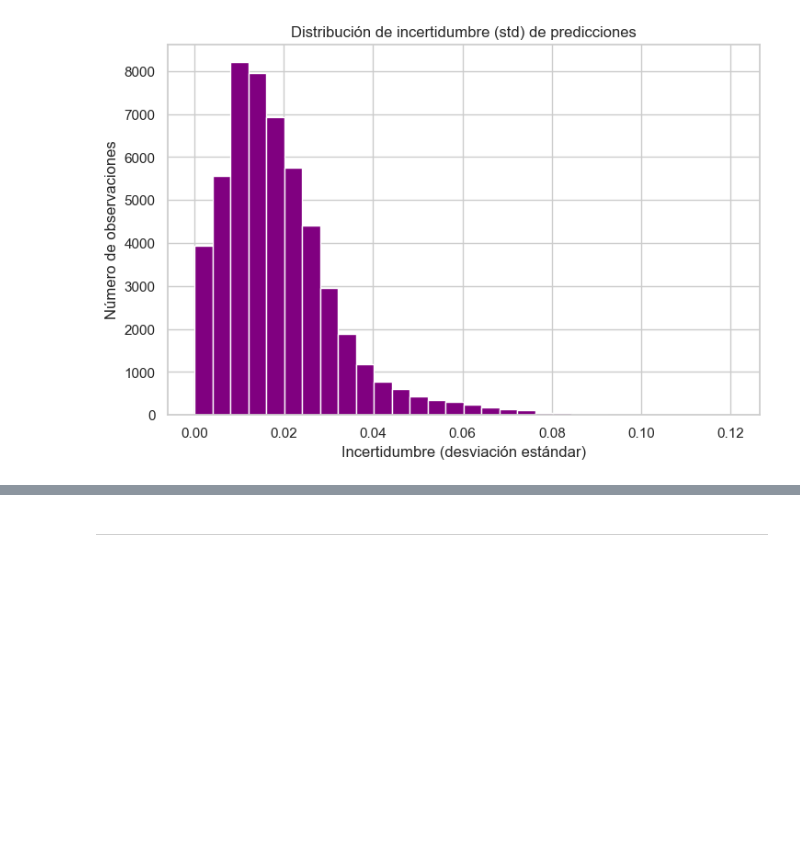
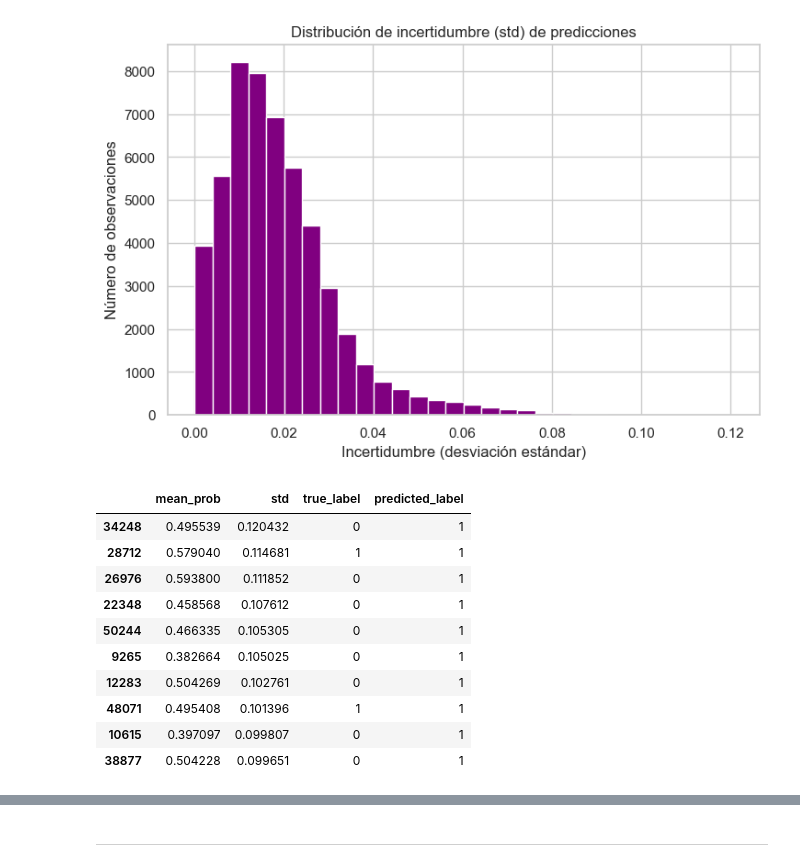
Before and after one commit to SaraLuzVC/Customer-Churn-Records, a Jupyter notebook: sofia/Causal_sofia.ipynb, the cells around one changed output, grey strips where cells are left out. Saved outputs shown, nothing was run; the diff lists cells and outputs as text; code cells hidden in the pictures; blank space fills up the shorter version.

```diff
--- a/sofia/Causal_sofia.ipynb
+++ b/sofia/Causal_sofia.ipynb
@@ -882,3 +882,28 @@ plt.ylabel("Número de observaciones")
 plt.show()
 # %% [output]
 [figure]
+# %%
+import pandas as pd
+
+# Ordenar por desviación estándar
+incertidumbre_df = pd.DataFrame({
+    "mean_prob": y_val_mean.flatten(),
+    "std": y_val_std.flatten(),
+    "true_label": y_val,         # asegúrate que y_val esté alineado
+    "predicted_label": y_val_pred.flatten()
+})
+
+# Ejemplo: las 10 observaciones más inciertas
+incertidumbre_df.sort_values("std", ascending=False).head(10)
+# %% [output]
+|  | mean_prob | std | true_label | predicted_label |
+| 34248 | 0.495539 | 0.120432 | 0 | 1 |
+| 28712 | 0.579040 | 0.114681 | 1 | 1 |
+| 26976 | 0.593800 | 0.111852 | 0 | 1 |
+| 22348 | 0.458568 | 0.107612 | 0 | 1 |
+| 50244 | 0.466335 | 0.105305 | 0 | 1 |
+| 9265 | 0.382664 | 0.105025 | 0 | 1 |
+| 12283 | 0.504269 | 0.102761 | 0 | 1 |
+| 48071 | 0.495408 | 0.101396 | 1 | 1 |
+| 10615 | 0.397097 | 0.099807 | 0 | 1 |
+| 38877 | 0.504228 | 0.099651 | 0 | 1 |
```
Also changed, not shown: parts of 4 cells of this notebook.
